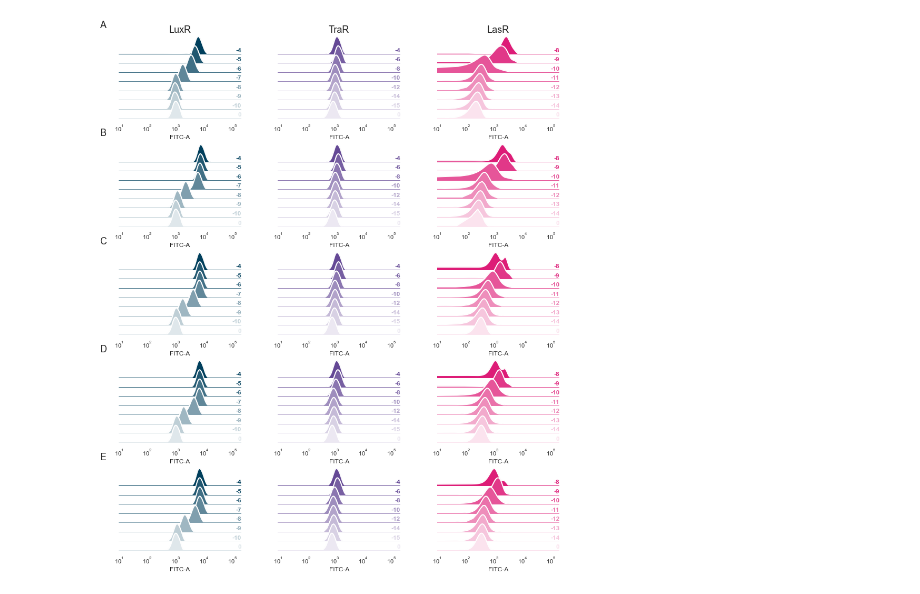
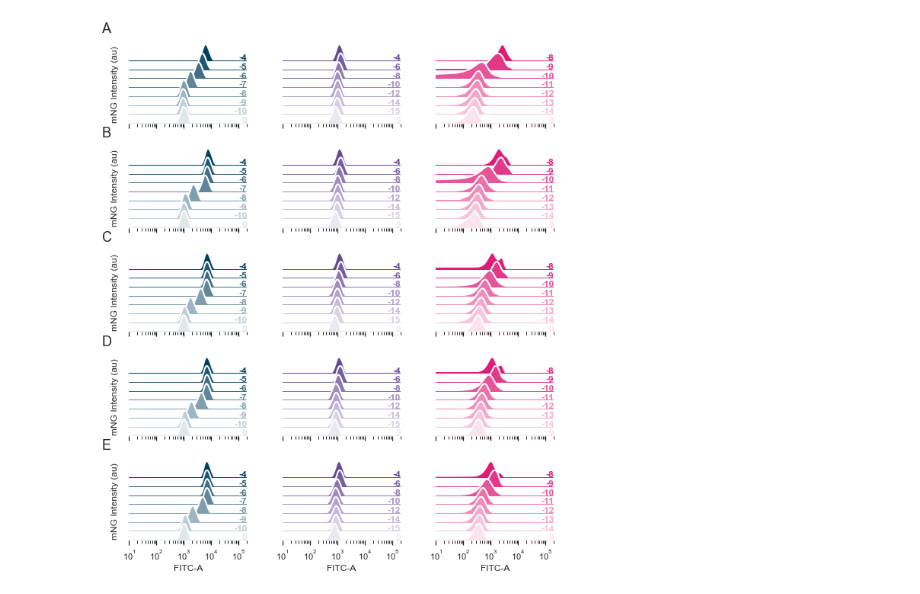
Before and after one commit to Jsakkos/cyano-sync, a Jupyter notebook: notebooks/Characterization.ipynb, the cells around one changed output. Saved outputs shown, nothing was run; the diff lists cells and outputs as text; code cells hidden in the pictures.

```diff
--- a/notebooks/Characterization.ipynb
+++ b/notebooks/Characterization.ipynb
@@ -276,8 +365,8 @@ def plot_ratio(mfi,Family,ax=None,  **kwargs):
     sns.despine()
     return
 # %%
-def ridge_plot(Data,family,iptg,grid):
-    sns.set(style="white", rc={"axes.facecolor": (0, 0, 0, 0)})
+def ridge_plot(Data,family,iptg,grid,xlabel=True,xticks=True,xticklabels=True):
+    sns.set(style="ticks", rc={"axes.facecolor": (0, 0, 0, 0)})
     temp = Data[(Data.Family==family) & (Data.IPTG ==iptg)]
     gs1 = grid.subgridspec(len(temp.AHL.unique()), 1,hspace=-.5)
     axes=gs1.subplots()
@@ -297,14 +386,24 @@ def ridge_plot(Data,family,iptg,grid):
         ax.set_xlim(1e1,2e5)
         ax.set_xscale('log')
         ax.text(1,0.2,str(ahls[j-1]),ha="right", va="center", transform=ax.transAxes,fontweight="bold", color=colors[j-1])
+        ax.get_yaxis().set_visible(False)
         for s in spines:
             ax.spines[s].set_visible(False)
         if j == len(temp.AHL.unique()):
-            ax.set_xlabel('FITC-A')
-
+            if xlabel == True:
+                ax.set_xlabel('FITC-A')
+            else:
+                ax.set_xlabel('')
+            if xticks == True:
+                restore_minor_ticks_log_plot(ax)
+            else:
+                ax.set_xticks([])
+            if xticklabels == False:
+                ax.set_xticklabels([])
         else:
             ax.set_xticklabels([])
             ax.set_xlabel('')
+            ax.get_xaxis().set_visible(False)
 # %%
 from matplotlib import transforms
 def label_panel(ax, letter, *,
@@ -481,53 +626,84 @@ fig.savefig('../Figures/Hill parameters.png',bbox_inches='tight',dpi=600)
 # %%
 iptgs = Data.loc[(Data.Family =='LuxR') & (Data.IPTG !=5)].IPTG.unique()
 ahls = Data.loc[Data.Family=='LuxR'].AHL.unique()
-fig = plt.figure(figsize=(15,18))
+fig = plt.figure(figsize=(10,12))
 
 gs0 = gridspec.GridSpec(len(iptgs), 3, figure=fig,wspace=.3,hspace=.3)
-axes = gs0.subplots()
-sns.set_context('paper')
-
+sns.set_context('notebook')
 sns.set_style('white')
 spines = ["top","right","left","bottom"]
 # Initialize plot axes
-#axes = gs0.subplots()
-
+axes = gs0.subplots()
+#ridge_plot(Data,'LuxR',5,grid=gs0[0,0])
 for i,iptg in enumerate(iptgs):
+    if i == len(iptgs)-1:
+        lab = True
+    else:
+        lab = False
 # ridge plots
-    ridge_plot(Data,'LuxR',iptg,grid=gs0[i,0])
-    ridge_plot(Data,'TraR',iptg,grid=gs0[i,1])
-    ridge_plot(Data,'LasR',iptg,grid=gs0[i,2])
-    axes[i,0].set_ylabel(f'IPTG={i} $\mu M$')
-
+    ridge_plot(Data,'LuxR',iptg,grid=gs0[i,0],xlabel=lab,xticklabels=lab)
+    ridge_plot(Data,'TraR',iptg,grid=gs0[i,1],xlabel=lab,xticklabels=lab)
+    ridge_plot(Data,'LasR',iptg,grid=gs0[i,2],xlabel=lab,xticklabels=lab)
 for ax in axes.ravel():
-    ax.axis('off')
+    #ax.axis('off')
     ax.set_ylabel('')
     ax.set_xlabel('')
     ax.set_yticklabels([])
-    ax.set_xticklabels([])
+    #ax.set_xticklabels([])
     for s in spines:
         ax.spines[s].set_visible(False)
-for ax in axes[0]:
-    ax.axis('off')
-    ax.set_ylabel('')
+    ax.get_xaxis().set_visible(False)
+for ax in axes[:,0]:
+    ax.set_ylabel('mNG Intensity (au)')
+# sns.set_context('paper')
+
+# sns.set_style('white')
+# spines = ["top","right","left","bottom"]
+# Initialize plot axes
+#axes = gs0.subplots()
+
+# for i,iptg in enumerate(iptgs):
+# # ridge plots
+#     ridge_plot(Data,'LuxR',iptg,grid=gs0[i,0])
+#     ridge_plot(Data,'TraR',iptg,grid=gs0[i,1])
+#     ridge_plot(Data,'LasR',iptg,grid=gs0[i,2])
+#     axes[i,0].set_ylabel(f'IPTG={i} $\mu M$')
+
+# for ax in axes.ravel():
+#     #ax.axis('off')
+#     ax.set_ylabel('')
+#     ax.set_xlabel('')
+#     ax.set_yticklabels([])
+#     #ax.set_xticklabels([])
+#     ax.get_xaxis().set_visible(False)
+#     for s in spines:
+#         ax.spines[s].set_visible(False)
+# for ax in axes[0]:
+#     #ax.axis('off')
+#     ax.set_ylabel('')
+#     ax.set_xlabel('')
+#     ax.set_yticklabels([])
+#     ax.set_xticklabels([])
+#     ax.get_xaxis().set_visible(False)
+#     for s in spines:
+#         ax.spines[s].set_visible(False)
+# axes[0,0].set_title('LuxR',fontsize=18)
+# axes[0,1].set_title('TraR',fontsize=18)
+# axes[0,2].set_title('LasR',fontsize=18)
+#sns.despine()
+for ax in axes.ravel()[:-3]:
     ax.set_xlabel('')
-    ax.set_yticklabels([])
-    ax.set_xticklabels([])
-    for s in spines:
-        ax.spines[s].set_visible(False)
-axes[0,0].set_title('LuxR',fontsize=18)
-axes[0,1].set_title('TraR',fontsize=18)
-axes[0,2].set_title('LasR',fontsize=18)
-#sns.despine()
+    ax.xaxis.set_major_formatter(plt.NullFormatter())
 
 label_panel(axes[0,0],'A')
 label_panel(axes[1,0],'B')
 label_panel(axes[2,0],'C')
 label_panel(axes[3,0],'D')
 label_panel(axes[4,0],'E')
+
 fig.savefig('../Figures/population-level iptg-ahl-fitc-a.pdf',bbox_inches='tight')
 # %% [output]
-[figure, old version]
+[figure, new version]
 # %%
 mfi[mfi.Family=='LuxR'].groupby(['IPTG','AHL']).mean().reset_index()
 # %% [output]
```
Also changed, not shown: parts of 12 cells of this notebook, 27 other files.
